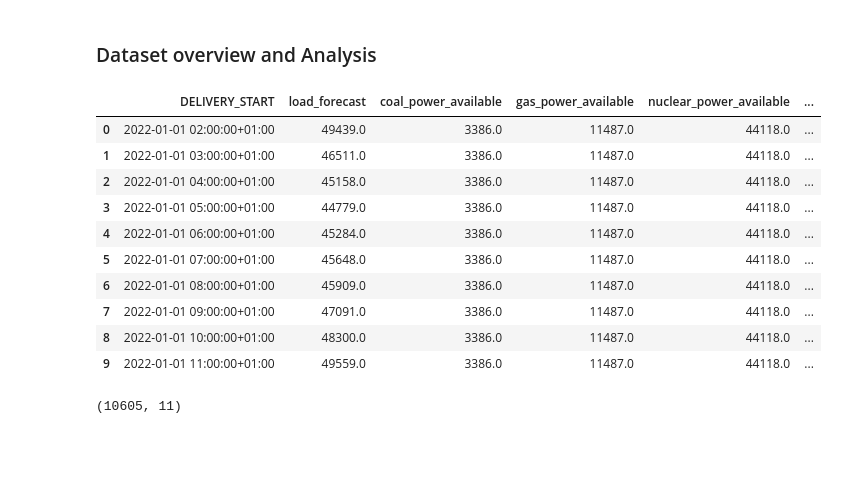
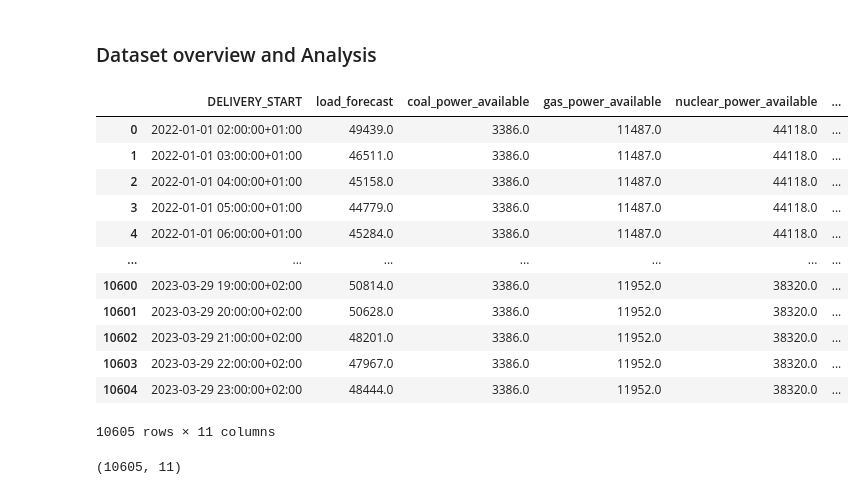
Before and after one commit to stabilo140/Data_Challenge_elmy, a Jupyter notebook: data_challenge_Lelouche.ipynb, the cells around one changed output. Drawn from its saved outputs; the diff is of its cells as text; code cells hidden in the pictures; blank space fills up the shorter version.

```diff
--- a/data_challenge_Lelouche.ipynb
+++ b/data_challenge_Lelouche.ipynb
@@ -38,23 +38,27 @@ df_train = pd.concat(
         pd.read_csv("y_train_jJtXgMX.csv").drop(columns=["DELIVERY_START"]),
     ],
     axis=1,
-).rename(columns={"nucelear_power_available": "nuclear_power_available"})# Correct the name of the "nucelear_power_available" column
+).rename(
+    columns={"nucelear_power_available": "nuclear_power_available"}
+)  # Correct the name of the "nucelear_power_available" column
 # %% [markdown]
 ### Dataset overview and Analysis
 # %%
-df_train.head(10)
+df_train
 # %% [output]
 |  | DELIVERY_START | load_forecast | coal_power_available | gas_power_available | nuclear_power_available | ... |
 | 0 | 2022-01-01 02:00:00+01:00 | 49439.0 | 3386.0 | 11487.0 | 44118.0 | ... |
 | 1 | 2022-01-01 03:00:00+01:00 | 46511.0 | 3386.0 | 11487.0 | 44118.0 | ... |
 | 2 | 2022-01-01 04:00:00+01:00 | 45158.0 | 3386.0 | 11487.0 | 44118.0 | ... |
 | 3 | 2022-01-01 05:00:00+01:00 | 44779.0 | 3386.0 | 11487.0 | 44118.0 | ... |
 | 4 | 2022-01-01 06:00:00+01:00 | 45284.0 | 3386.0 | 11487.0 | 44118.0 | ... |
-| 5 | 2022-01-01 07:00:00+01:00 | 45648.0 | 3386.0 | 11487.0 | 44118.0 | ... |
-| 6 | 2022-01-01 08:00:00+01:00 | 45909.0 | 3386.0 | 11487.0 | 44118.0 | ... |
-| 7 | 2022-01-01 09:00:00+01:00 | 47091.0 | 3386.0 | 11487.0 | 44118.0 | ... |
-| 8 | 2022-01-01 10:00:00+01:00 | 48300.0 | 3386.0 | 11487.0 | 44118.0 | ... |
-| 9 | 2022-01-01 11:00:00+01:00 | 49559.0 | 3386.0 | 11487.0 | 44118.0 | ... |
+| ... | ... | ... | ... | ... | ... | ... |
+| 10600 | 2023-03-29 19:00:00+02:00 | 50814.0 | 3386.0 | 11952.0 | 38320.0 | ... |
+| 10601 | 2023-03-29 20:00:00+02:00 | 50628.0 | 3386.0 | 11952.0 | 38320.0 | ... |
+| 10602 | 2023-03-29 21:00:00+02:00 | 48201.0 | 3386.0 | 11952.0 | 38320.0 | ... |
+| 10603 | 2023-03-29 22:00:00+02:00 | 47967.0 | 3386.0 | 11952.0 | 38320.0 | ... |
+| 10604 | 2023-03-29 23:00:00+02:00 | 48444.0 | 3386.0 | 11952.0 | 38320.0 | ... |
+10605 rows × 11 columns
 # %%
 df_train.shape
 # %% [output]
```
Also changed, not shown: parts of 53 cells of this notebook.
